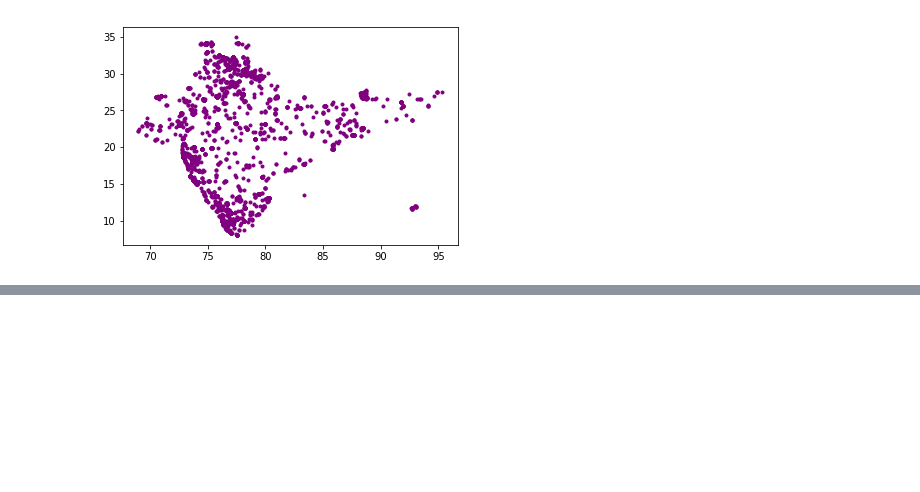
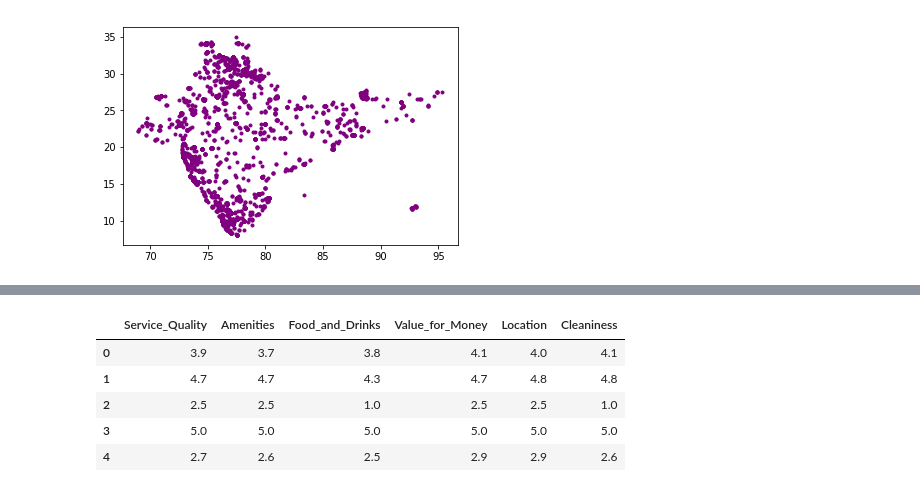
Before and after one commit to anubhav-agarwal/ga-projects, a Jupyter notebook: Indian Hotel System.ipynb, the cells around one changed output, grey strips where cells are left out. Drawn from its saved outputs; the diff is of its cells as text; code cells hidden in the pictures; blank space fills up the shorter version.

```diff
--- a/Indian Hotel System.ipynb
+++ b/Indian Hotel System.ipynb
@@ -83,0 +133,15 @@ plt.scatter(indian_hotels_filtered['longitude'], indian_hotels_filtered['latitud
+# %%
+stay_review_rating['Service_Quality'] = stay_review_rating['Service_Quality'].str.split('::').str[-1]
+stay_review_rating['Amenities'] = stay_review_rating['Amenities'].str.split('::').str[-1]
+stay_review_rating['Food_and_Drinks'] = stay_review_rating['Food_and_Drinks'].str.split('::').str[-1]
+stay_review_rating['Value_for_Money'] = stay_review_rating['Value_for_Money'].str.split('::').str[-1]
+stay_review_rating['Location'] = stay_review_rating['Location'].str.split('::').str[-1]
+stay_review_rating['Cleaniness'] = stay_review_rating['Cleaniness'].str.split('::').str[-1]
+stay_review_rating.head()
+# %% [output]
+|  | Service_Quality | Amenities | Food_and_Drinks | Value_for_Money | Location | Cleaniness |
+| 0 | 3.9 | 3.7 | 3.8 | 4.1 | 4.0 | 4.1 |
+| 1 | 4.7 | 4.7 | 4.3 | 4.7 | 4.8 | 4.8 |
+| 2 | 2.5 | 2.5 | 1.0 | 2.5 | 2.5 | 1.0 |
+| 3 | 5.0 | 5.0 | 5.0 | 5.0 | 5.0 | 5.0 |
+| 4 | 2.7 | 2.6 | 2.5 | 2.9 | 2.9 | 2.6 |
```
Also changed, not shown: parts of 25 cells of this notebook, 2 other files.
